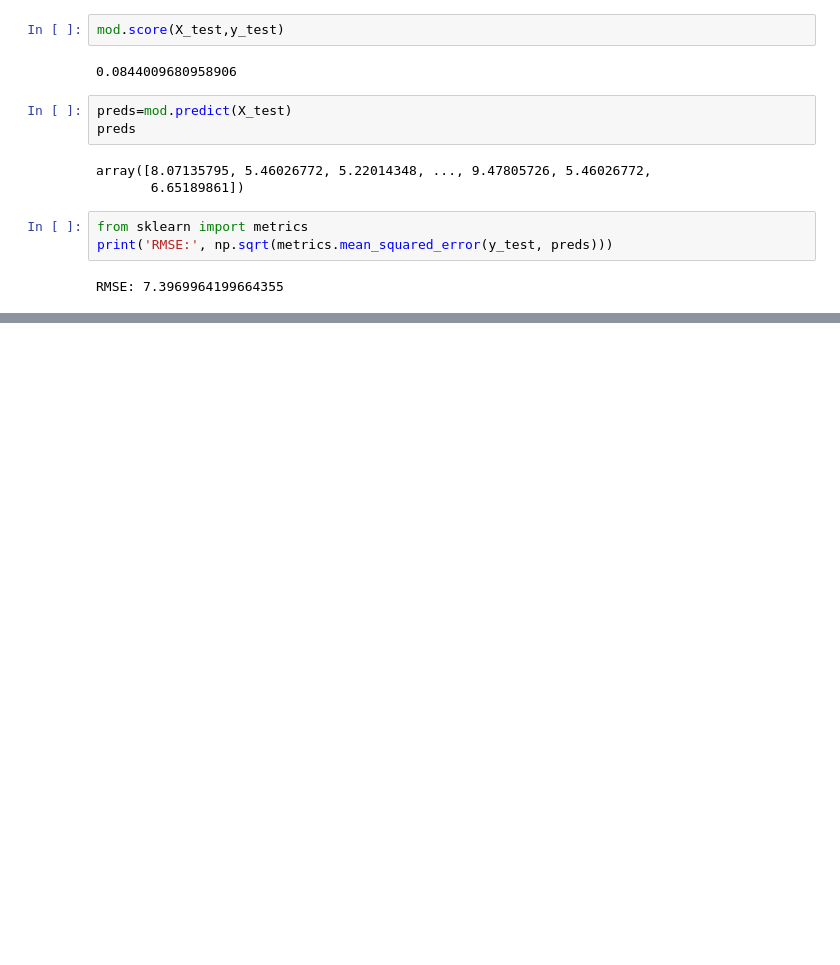
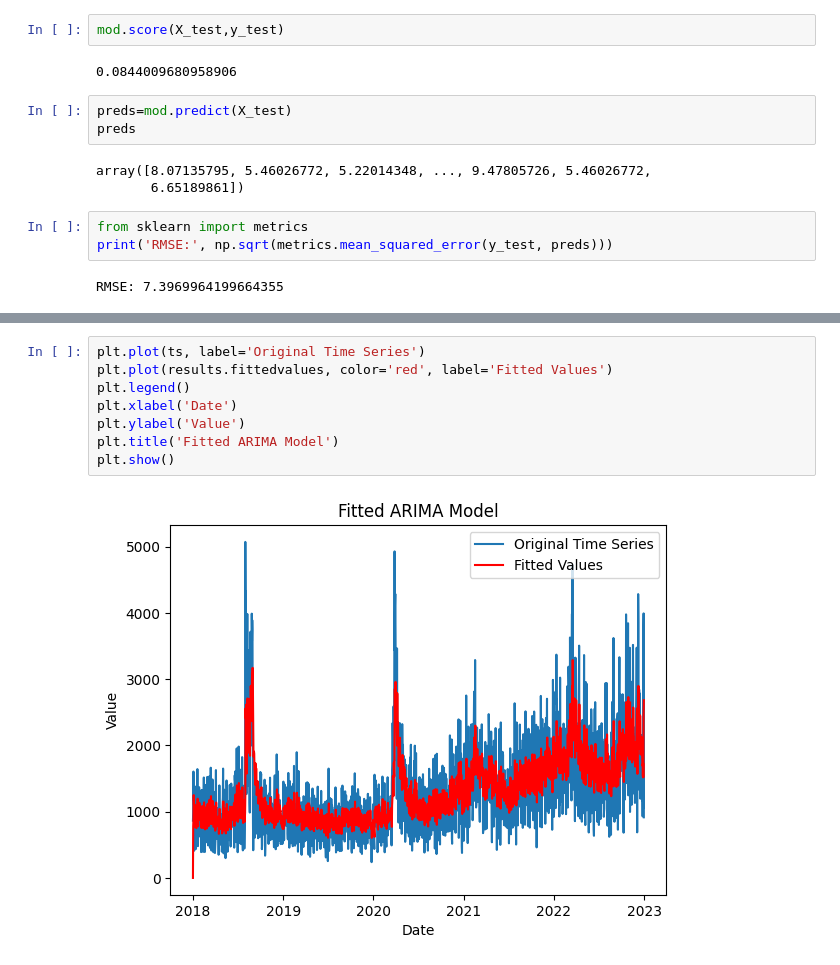
Before and after one commit to t-shah02/vanml-hacks-2023, a Jupyter notebook: notebooks/preprocessing.ipynb, the cells around one changed output, grey strips where cells are left out. Cells and saved outputs as stored; diff of their text form; blank space fills up the shorter version.

```diff
--- a/notebooks/preprocessing.ipynb
+++ b/notebooks/preprocessing.ipynb
@@ -258,0 +355,10 @@ RMSE: 7.3969964199664355
+# %%
+plt.plot(ts, label='Original Time Series')
+plt.plot(results.fittedvalues, color='red', label='Fitted Values')
+plt.legend()
+plt.xlabel('Date')
+plt.ylabel('Value')
+plt.title('Fitted ARIMA Model')
+plt.show()
+# %% [output]
+[figure, added]
```
Also changed, not shown: parts of 21 cells of this notebook.
